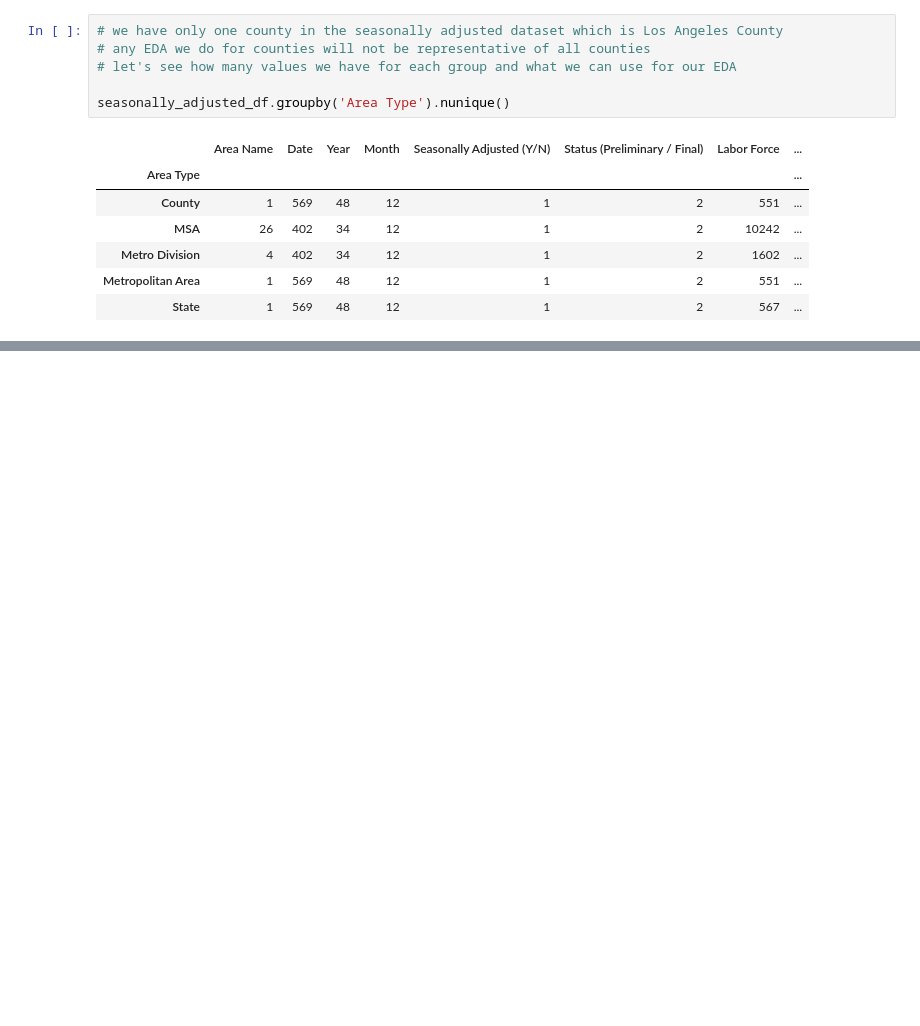
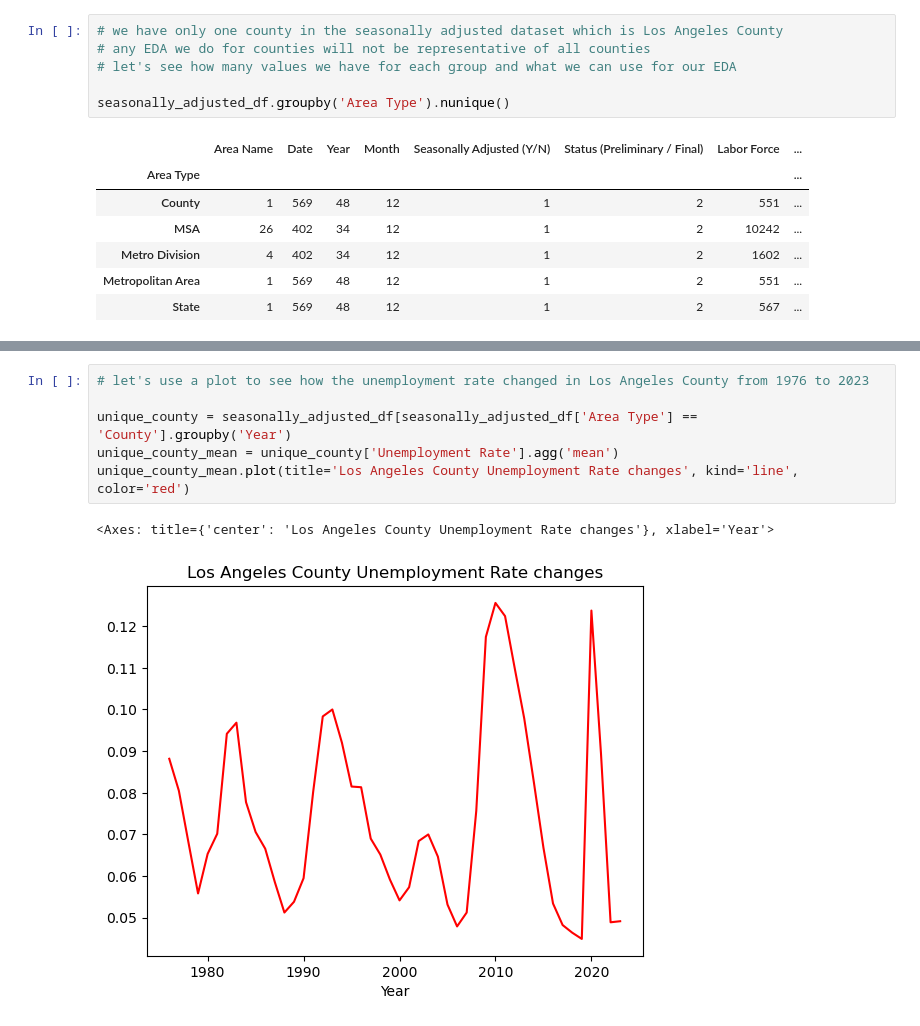
Before and after one commit to Tinashe-04/LocalAreaUnemploymentStatistics, a Jupyter notebook: Local Area Unemployment Stats.ipynb, the cells around one changed output, grey strips where cells are left out. Cells and saved outputs as stored; diff of their text form; blank space fills up the shorter version.

```diff
--- a/Local Area Unemployment Stats.ipynb
+++ b/Local Area Unemployment Stats.ipynb
@@ -192,0 +263,9 @@ seasonally_adjusted_df.groupby('Area Type')['Area Name'].nunique().plot(kind='ba
+# %%
+# let's use a plot to see how the unemployment rate changed in Los Angeles County from 1976 to 2023
+
+unique_county = seasonally_adjusted_df[seasonally_adjusted_df['Area Type'] == 'County'].groupby('Year')
+unique_county_mean = unique_county['Unemployment Rate'].agg('mean')
+unique_county_mean.plot(title='Los Angeles County Unemployment Rate changes', kind='line', color='red')
+# %% [output]
+<Axes: title={'center': 'Los Angeles County Unemployment Rate changes'}, xlabel='Year'>
+[figure, added]
```
Also changed, not shown: parts of 10 cells of this notebook.
